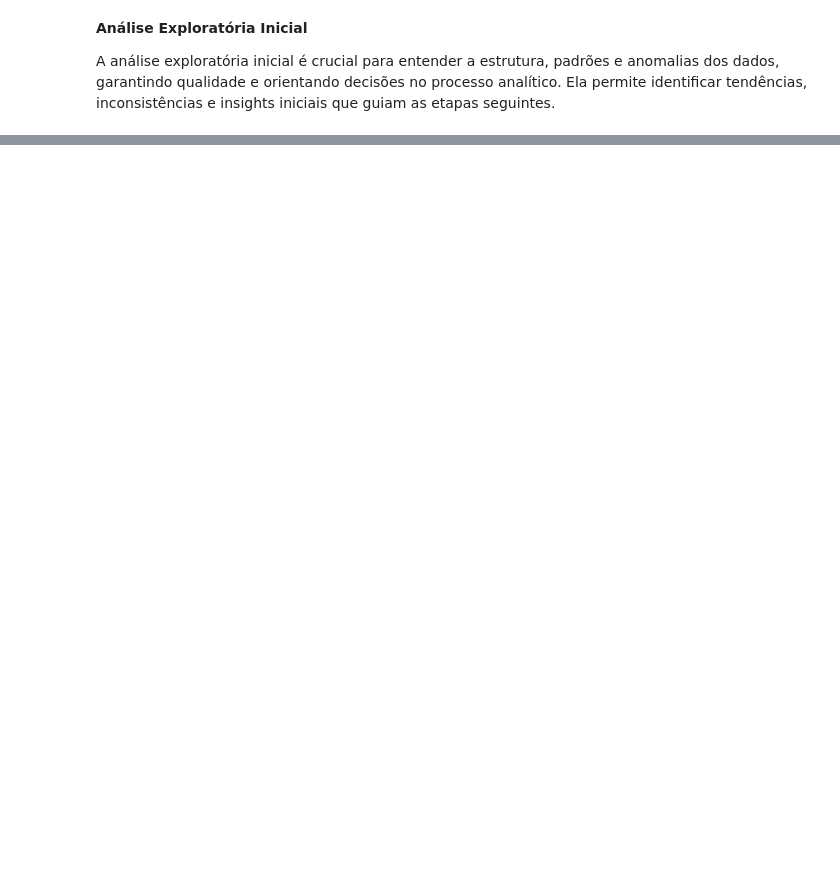
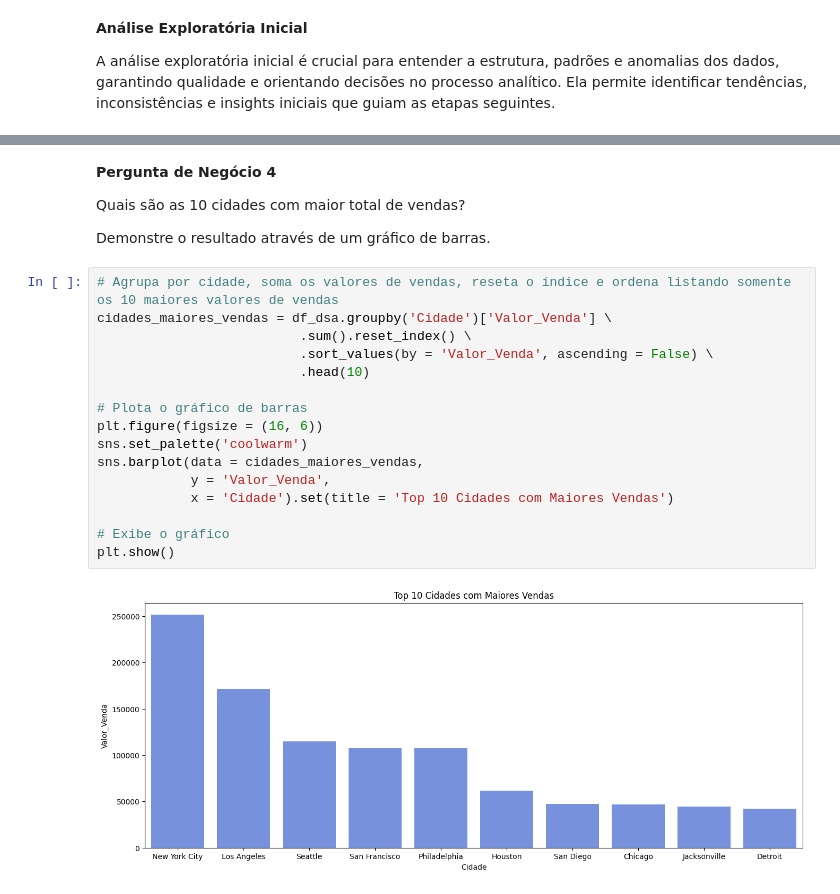
Before and after one commit to eduardoguimaraes90/Analise_Exploratoria_Dados_Varejo, a Jupyter notebook: Analise_Exploratoria_Python_Area_Varejo.ipynb, the cells around one changed output, grey strips where cells are left out. Saved outputs shown, nothing was run; the diff lists cells and outputs as text; blank space fills up the shorter version.

```diff
--- a/Analise_Exploratoria_Python_Area_Varejo.ipynb
+++ b/Analise_Exploratoria_Python_Area_Varejo.ipynb
@@ -45,0 +183,24 @@ A análise exploratória inicial é crucial para entender a estrutura, padrões
+# %% [markdown]
+**Pergunta de Negócio 4**
+
+Quais são as 10 cidades com maior total de vendas?
+
+Demonstre o resultado através de um gráfico de barras.
+# %%
+# Agrupa por cidade, soma os valores de vendas, reseta o índice e ordena listando somente os 10 maiores valores de vendas
+cidades_maiores_vendas = df_dsa.groupby('Cidade')['Valor_Venda'] \
+                          .sum().reset_index() \
+                          .sort_values(by = 'Valor_Venda', ascending = False) \
+                          .head(10)
+
+# Plota o gráfico de barras
+plt.figure(figsize = (16, 6))
+sns.set_palette('coolwarm')
+sns.barplot(data = cidades_maiores_vendas,
+            y = 'Valor_Venda',
+            x = 'Cidade').set(title = 'Top 10 Cidades com Maiores Vendas')
+
+# Exibe o gráfico
+plt.show()
+# %% [output]
+[figure, added]
```
Also changed, not shown: parts of 15 cells of this notebook.
